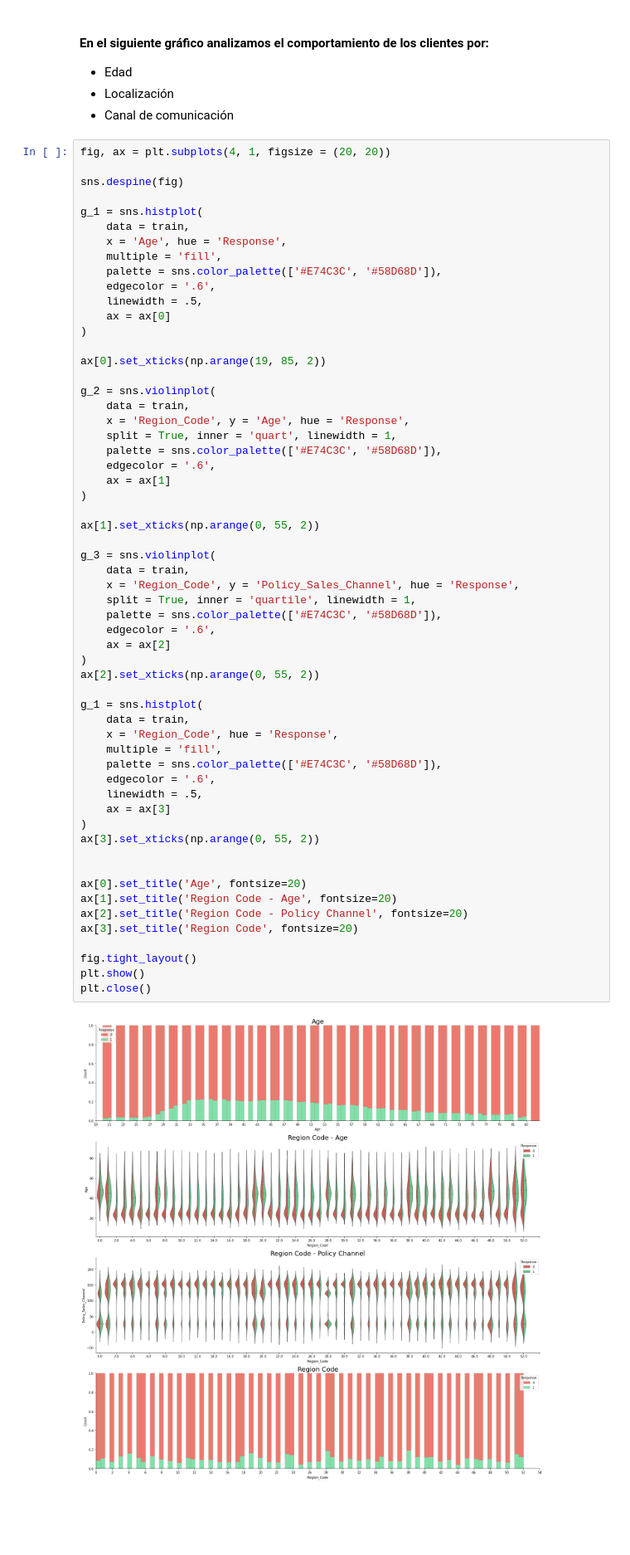
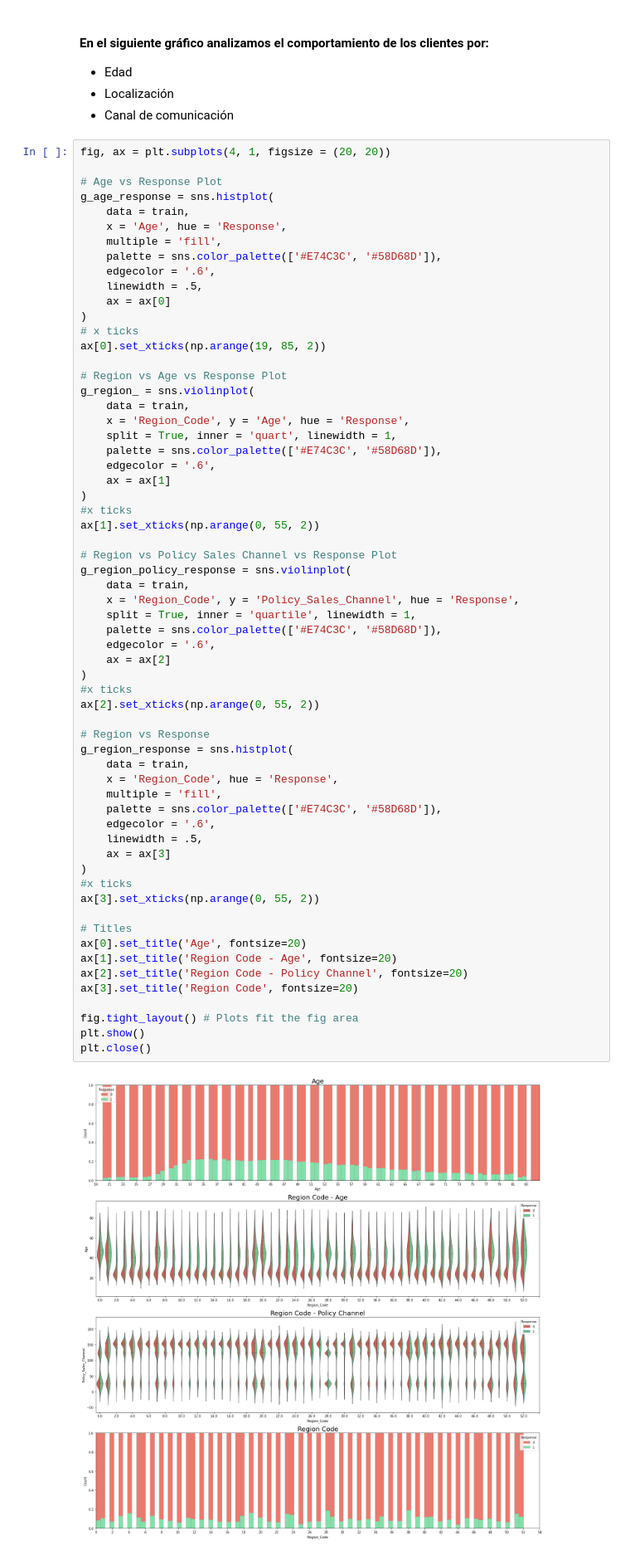
Before and after one commit to GZabalaG/AIMaster, a Jupyter notebook: Datasets_Analysis/car_insurance.ipynb, the cells around one changed output. Shown at 83% size. Cells and saved outputs as stored; diff of their text form; blank space fills up the shorter version.

```diff
--- a/Datasets_Analysis/car_insurance.ipynb
+++ b/Datasets_Analysis/car_insurance.ipynb
@@ -388,9 +349,8 @@ Este nuevo gráfico nos da las siguientes pistas:
 # %%
 fig, ax = plt.subplots(4, 1, figsize = (20, 20))
 
-sns.despine(fig)
-
-g_1 = sns.histplot(
+# Age vs Response Plot
+g_age_response = sns.histplot(
     data = train,
     x = 'Age', hue = 'Response',
     multiple = 'fill',
@@ -399,10 +359,11 @@ g_1 = sns.histplot(
     linewidth = .5,
     ax = ax[0]
 )
-
+# x ticks
 ax[0].set_xticks(np.arange(19, 85, 2))
 
-g_2 = sns.violinplot(
+# Region vs Age vs Response Plot
+g_region_ = sns.violinplot(
     data = train,
     x = 'Region_Code', y = 'Age', hue = 'Response',
     split = True, inner = 'quart', linewidth = 1,
@@ -410,41 +371,45 @@ g_2 = sns.violinplot(
     edgecolor = '.6',
     ax = ax[1]
 )
-
+#x ticks
 ax[1].set_xticks(np.arange(0, 55, 2))
 
-g_3 = sns.violinplot(
+# Region vs Policy Sales Channel vs Response Plot
+g_region_policy_response = sns.violinplot(
     data = train,
     x = 'Region_Code', y = 'Policy_Sales_Channel', hue = 'Response',
     split = True, inner = 'quartile', linewidth = 1,
     palette = sns.color_palette(['#E74C3C', '#58D68D']),
     edgecolor = '.6',
     ax = ax[2]
 )
+#x ticks
 ax[2].set_xticks(np.arange(0, 55, 2))
 
-g_1 = sns.histplot(
+# Region vs Response
+g_region_response = sns.histplot(
     data = train,
     x = 'Region_Code', hue = 'Response',
     multiple = 'fill',
     palette = sns.color_palette(['#E74C3C', '#58D68D']),
     edgecolor = '.6',
     linewidth = .5,
     ax = ax[3]
 )
+#x ticks
 ax[3].set_xticks(np.arange(0, 55, 2))
 
-
+# Titles
 ax[0].set_title('Age', fontsize=20)
 ax[1].set_title('Region Code - Age', fontsize=20)
 ax[2].set_title('Region Code - Policy Channel', fontsize=20)
 ax[3].set_title('Region Code', fontsize=20)
 
-fig.tight_layout()
+fig.tight_layout() # Plots fit the fig area
 plt.show()
 plt.close()
 # %% [output]
-[figure, old version]
+[figure, new version]
 # %% [markdown]
 En estos gráficos observamos que:
 
```
Also changed, not shown: parts of 54 cells of this notebook, 1 other file.
